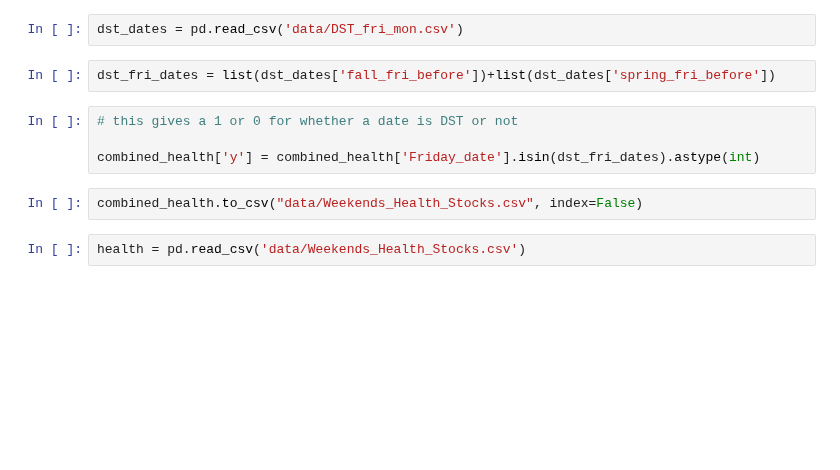
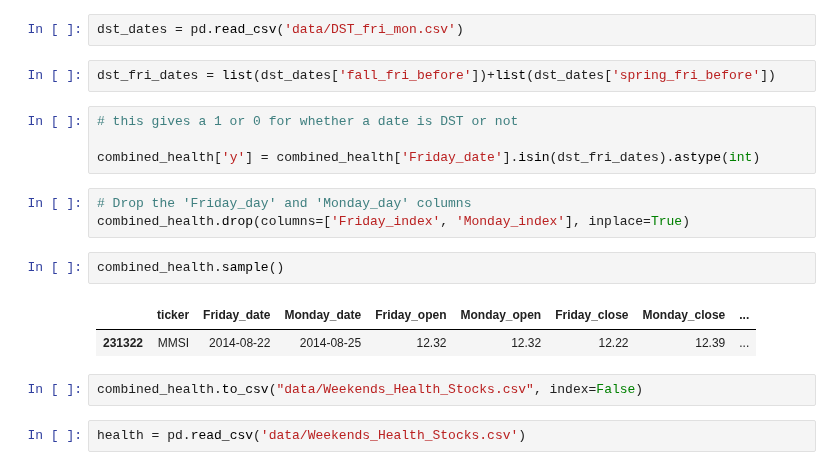
Before and after one commit to ghuckabe/DSTMarketAnalysis, a Jupyter notebook: kaggle_health_classify.ipynb, the cells around one changed output. Saved outputs shown, nothing was run; the diff lists cells and outputs as text; blank space fills up the shorter version.

```diff
--- a/kaggle_health_classify.ipynb
+++ b/kaggle_health_classify.ipynb
@@ -377,6 +377,14 @@ dst_fri_dates = list(dst_dates['fall_fri_before'])+list(dst_dates['spring_fri_be
 # this gives a 1 or 0 for whether a date is DST or not
 
 combined_health['y'] = combined_health['Friday_date'].isin(dst_fri_dates).astype(int)
+# %%
+# Drop the 'Friday_day' and 'Monday_day' columns
+combined_health.drop(columns=['Friday_index', 'Monday_index'], inplace=True)
+# %%
+combined_health.sample()
+# %% [output]
+|  | ticker | Friday_date | Monday_date | Friday_open | Monday_open | Friday_close | Monday_close | ... |
+| 231322 | MMSI | 2014-08-22 | 2014-08-25 | 12.32 | 12.32 | 12.22 | 12.39 | ... |
 # %%
 combined_health.to_csv("data/Weekends_Health_Stocks.csv", index=False)
 # %%
```
Also changed, not shown: parts of 1 cell of this notebook, 2 other files.
